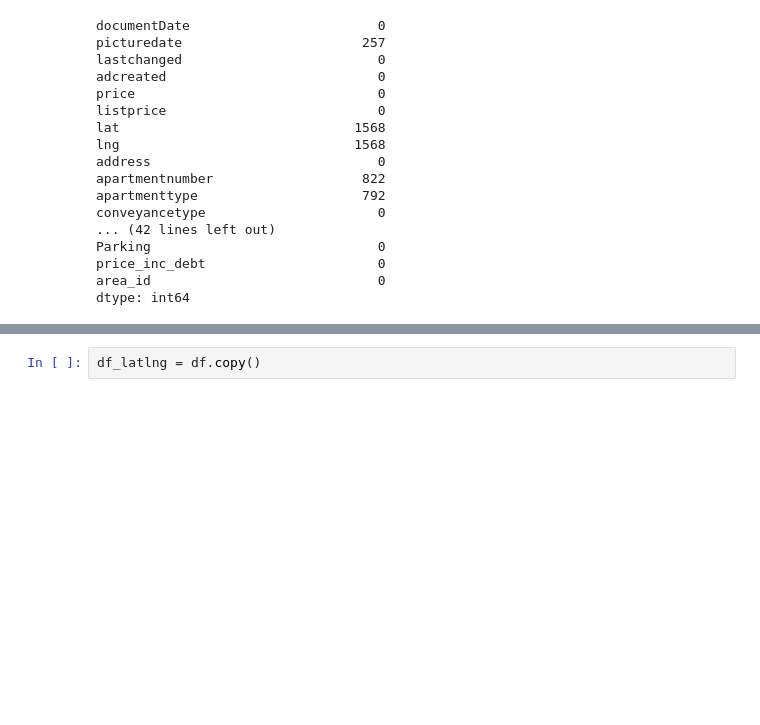
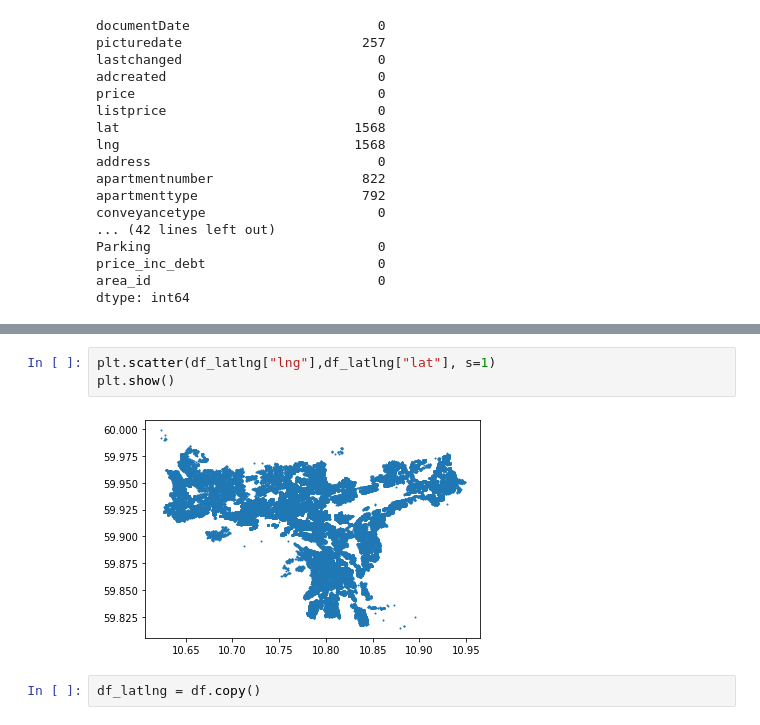
Before and after one commit to smmogen/BOABachelor, a Jupyter notebook: Jupyter/Eiendomsdata.ipynb, the cells around one changed output, grey strips where cells are left out. Drawn from its saved outputs; the diff is of its cells as text; blank space fills up the shorter version.

```diff
--- a/Jupyter/Eiendomsdata.ipynb
+++ b/Jupyter/Eiendomsdata.ipynb
@@ -88,3 +126,8 @@ df.loc[df['buildyear']<=10]
+# %%
+plt.scatter(df_latlng["lng"],df_latlng["lat"], s=1)
+plt.show()
+# %% [output]
+[figure, added]
 # %%
 df_latlng = df.copy()
 # %%
```
Also changed, not shown: parts of 11 cells of this notebook, 1 other file.
